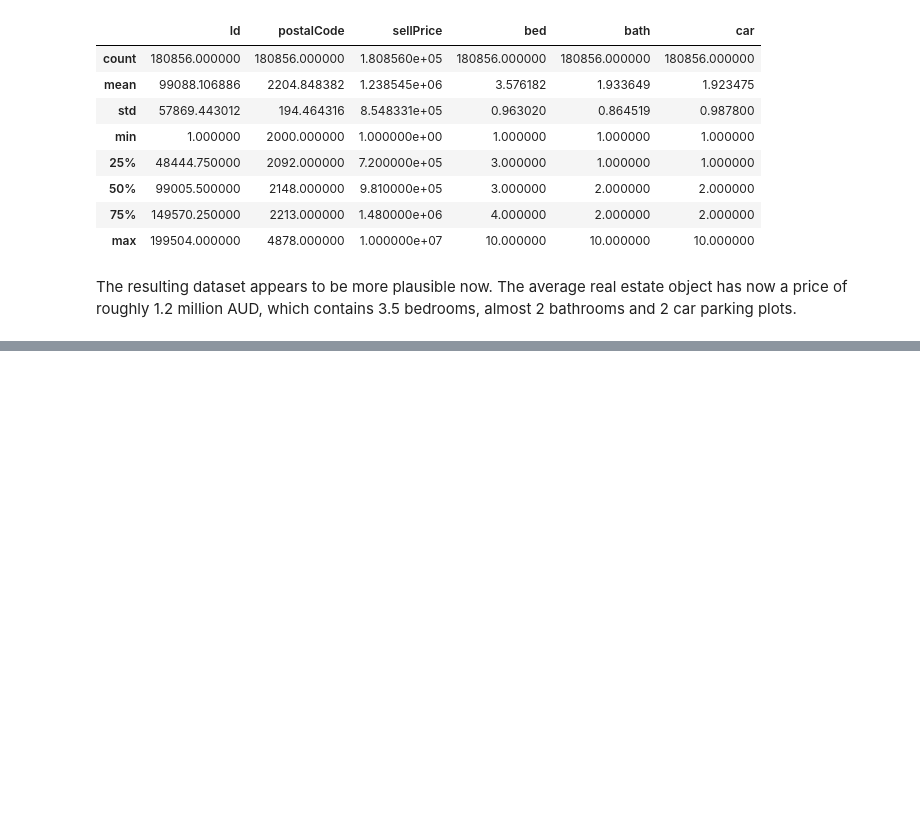
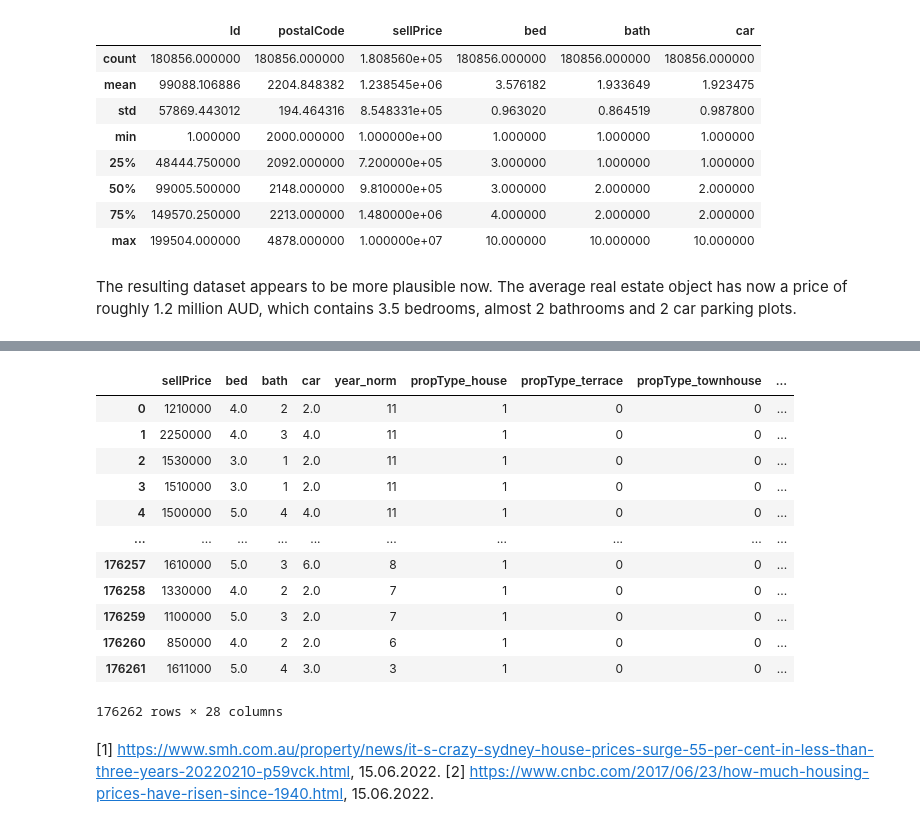
Before and after one commit to FHKrieg/DeepLearningAbschluss, a Jupyter notebook: EDA2.ipynb, the cells around one changed output, grey strips where cells are left out. Cells and saved outputs as stored; diff of their text form; code cells hidden in the pictures; blank space fills up the shorter version.

```diff
--- a/EDA2.ipynb
+++ b/EDA2.ipynb
@@ -92,0 +150,27 @@ data.describe()
+# %%
+suburbs = suburbs.reset_index()
+# %%
+suburbs.drop(["sellPrice", "bed", "bath"], axis=1, inplace=True)
+# %%
+data_clustered_suburbs = data_filtered.merge(suburbs, on="suburb")
+# %%
+data_clustered_suburbs.drop(["Date","Id","suburb", "postalCode", "year"], axis=1,inplace=True)
+# %%
+data_clustered_suburbs_final = pd.get_dummies(data_clustered_suburbs,drop_first=True, columns=["propType","cluster"] )
+# %% [output]
+|  | sellPrice | bed | bath | car | year_norm | propType_house | propType_terrace | propType_townhouse | ... |
+| 0 | 1210000 | 4.0 | 2 | 2.0 | 11 | 1 | 0 | 0 | ... |
+| 1 | 2250000 | 4.0 | 3 | 4.0 | 11 | 1 | 0 | 0 | ... |
+| 2 | 1530000 | 3.0 | 1 | 2.0 | 11 | 1 | 0 | 0 | ... |
+| 3 | 1510000 | 3.0 | 1 | 2.0 | 11 | 1 | 0 | 0 | ... |
+| 4 | 1500000 | 5.0 | 4 | 4.0 | 11 | 1 | 0 | 0 | ... |
+| ... | ... | ... | ... | ... | ... | ... | ... | ... | ... |
+| 176257 | 1610000 | 5.0 | 3 | 6.0 | 8 | 1 | 0 | 0 | ... |
+| 176258 | 1330000 | 4.0 | 2 | 2.0 | 7 | 1 | 0 | 0 | ... |
+| 176259 | 1100000 | 5.0 | 3 | 2.0 | 7 | 1 | 0 | 0 | ... |
+| 176260 | 850000 | 4.0 | 2 | 2.0 | 6 | 1 | 0 | 0 | ... |
+| 176261 | 1611000 | 5.0 | 4 | 3.0 | 3 | 1 | 0 | 0 | ... |
+176262 rows × 28 columns
+# %% [markdown]
+[1] https://www.smh.com.au/property/news/it-s-crazy-sydney-house-prices-surge-55-per-cent-in-less-than-three-years-20220210-p59vck.html, 15.06.2022.
+[2] https://www.cnbc.com/2017/06/23/how-much-housing-prices-have-risen-since-1940.html, 15.06.2022.
```
Also changed, not shown: parts of 28 cells of this notebook.
